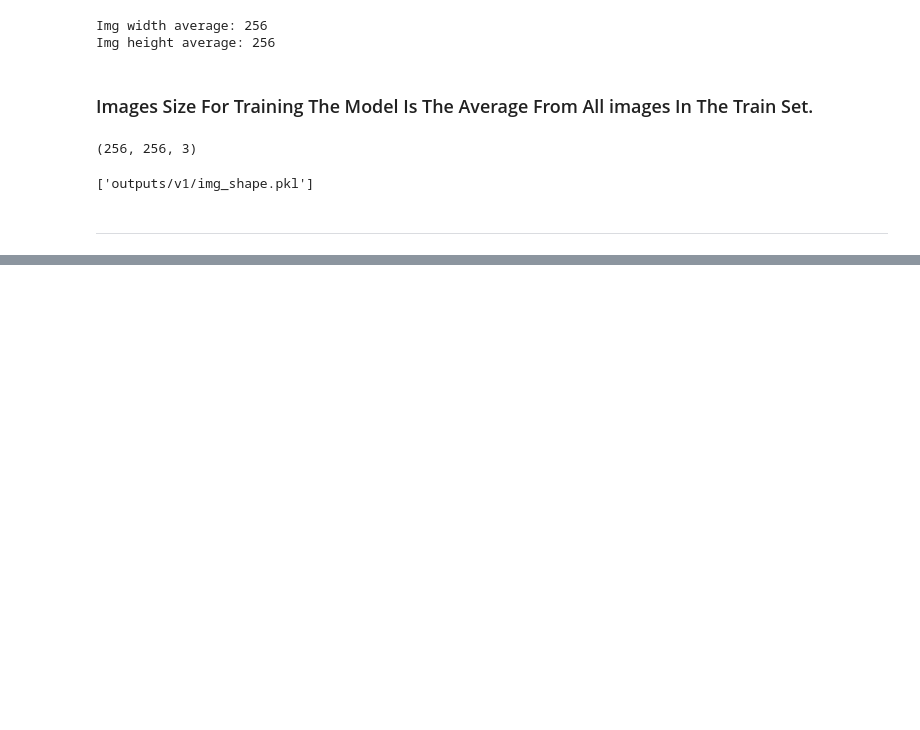
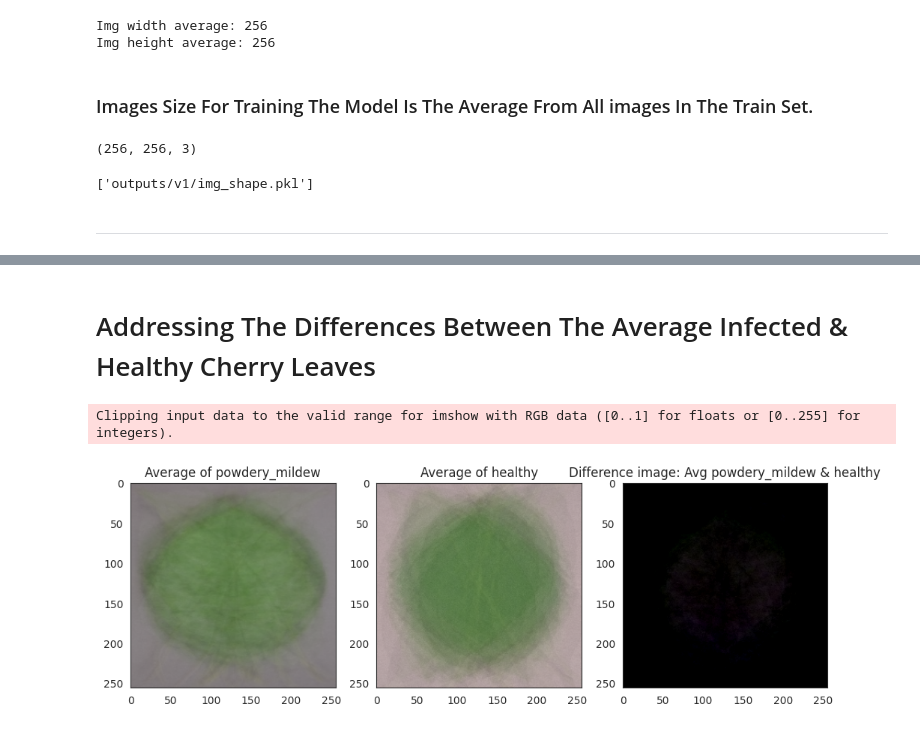
Before and after one commit to Sammy92dec/mildew-detection-in-cherry-leaves, a Jupyter notebook: jupyter_notebooks/DataVisualisation.ipynb, the cells around one changed output, grey strips where cells are left out. Cells and saved outputs as stored; diff of their text form; code cells hidden in the pictures; blank space fills up the shorter version.

```diff
--- a/jupyter_notebooks/DataVisualisation.ipynb
+++ b/jupyter_notebooks/DataVisualisation.ipynb
@@ -151,0 +156,29 @@ joblib.dump(value=img_shape ,
+# %%
+from tensorflow.keras.preprocessing import image
+
+def load_img_as_tensor(my_data_dir, new_size=(50, 50), nr_imgs_per_label=20):
+    """
+    Loads the images as tensors from the specified directory and
+    returns arrays of image data (X) and labels (y)
+    """
+    X, y = np.array([], dtype='int'), np.array([], dtype='object')
+    labels = os.listdir(my_data_dir)
+
+    for label in labels:
+        counter = 0
+        for img_filename in os.listdir(os.path.join(my_data_dir, label)):
+            if counter < nr_imgs_per_label:
+                img_path = os.path.join(my_data_dir, label, img_filename)
+                img = image.load_img(img_path, target_size=new_size)
+                img_array = image.img_to_array(img)
+
+                if img_array.max() > 1:
+                    img_resized = img_array / 255.0
+                else:
+                    img_resized = img_array
+
+                X = np.append(X, img_resized).reshape(-1, new_size[0], new_size[1], img_resized.shape[2])
+                y = np.append(y, label)
+                counter += 1
+
+    return X, y
@@ -151,0 +234,2 @@ joblib.dump(value=img_shape ,
+# %% [markdown]
+# Addressing The Differences Between The Average Infected & Healthy Cherry Leaves
@@ -151,0 +279,8 @@ joblib.dump(value=img_shape ,
+# %%
+avg_label_diff_data_array(X=X, y=y,label1='powdery_mildew',
+                          label2='healthy', figsize=(12, 10),
+                          save_img=True
+                          )
+# %% [output]
+Clipping input data to the valid range for imshow with RGB data ([0..1] for floats or [0..255] for integers).
+[figure, added]
```
Also changed, not shown: parts of 7 cells of this notebook, 3 other files.
